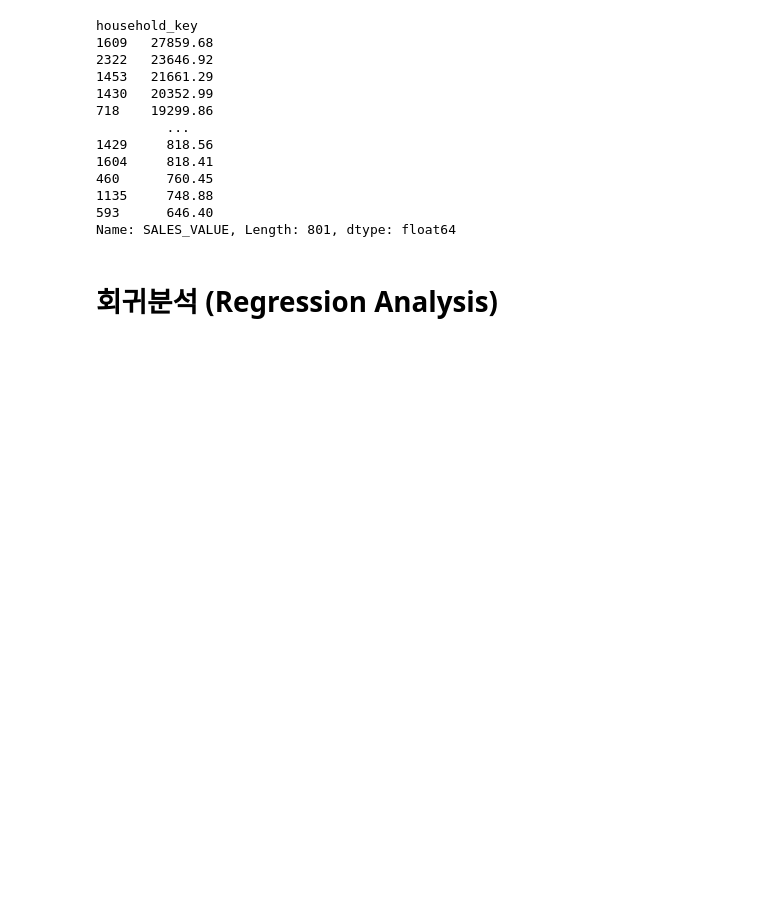
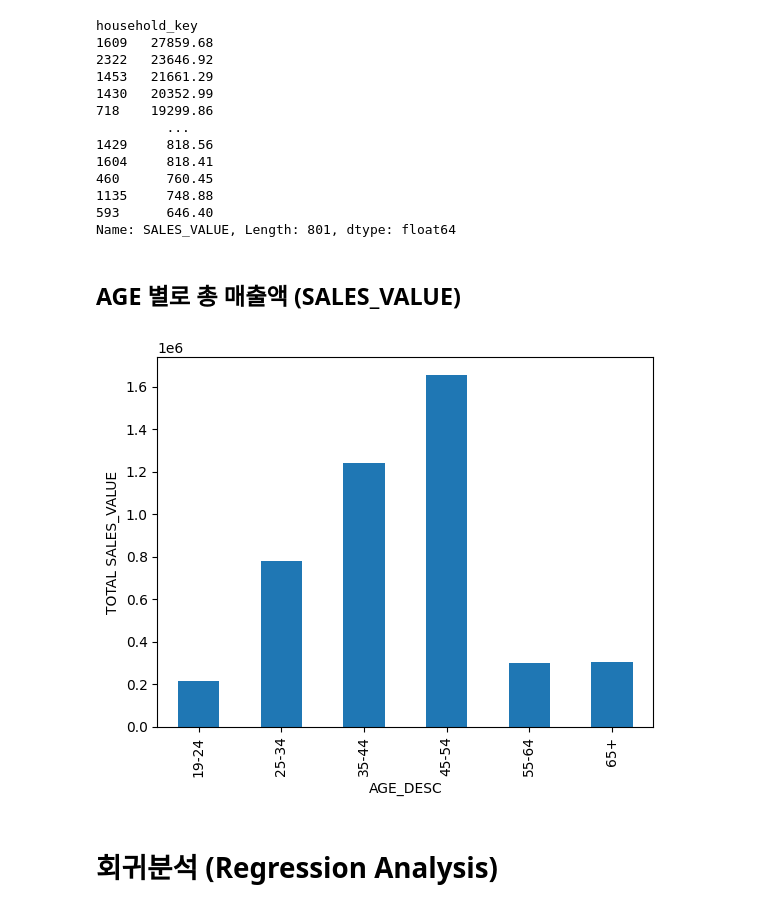
Before and after one commit to ykjoy/ML, a Jupyter notebook: dunnhumbly_reg.ipynb, the cells around one changed output. Drawn from its saved outputs; the diff is of its cells as text; code cells hidden in the pictures; blank space fills up the shorter version.

```diff
--- a/dunnhumbly_reg.ipynb
+++ b/dunnhumbly_reg.ipynb
@@ -366,6 +362,16 @@ household_key
 1135     748.88
 593      646.40
 Name: SALES_VALUE, Length: 801, dtype: float64
+# %% [markdown]
+## AGE 별로 총 매출액 (SALES_VALUE)
+# %%
+df_age = df_cleaned.groupby('AGE_DESC')['SALES_VALUE'].sum()
+df_age.plot(kind='bar', x='AGE_DESC', y='SALES_VALUE')
+plt.xlabel('AGE_DESC')  # x축 레이블 추가
+plt.ylabel('TOTAL SALES_VALUE')  # y축 레이블 추가
+plt.show()
+# %% [output]
+[figure, added]
 # %% [markdown]
 # 회귀분석 (Regression Analysis)
 # %% [markdown]
```
Also changed, not shown: parts of 7 cells of this notebook.
